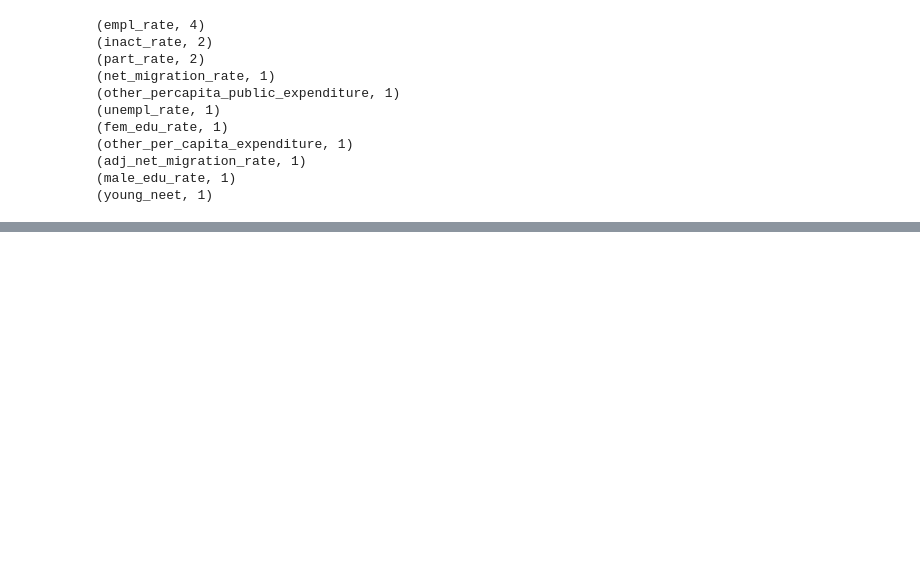
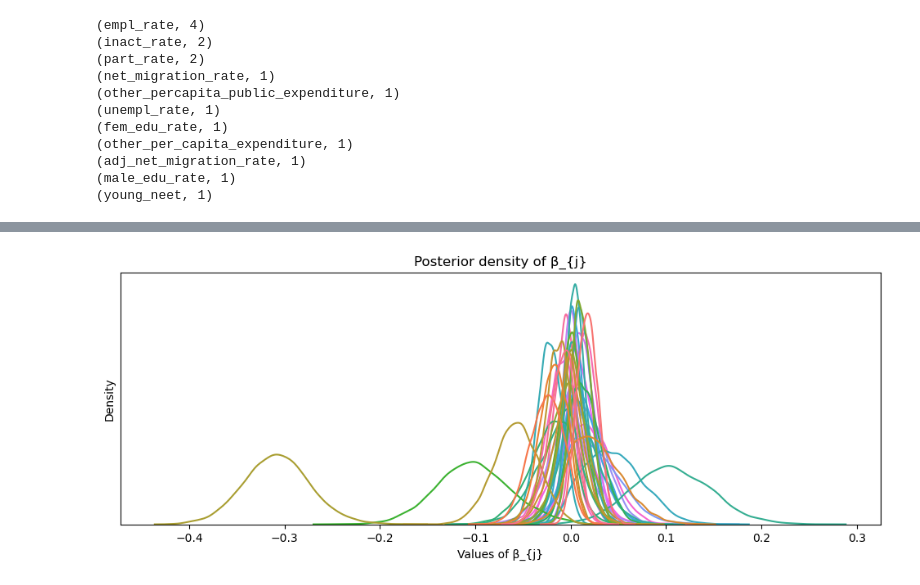
Before and after one commit to leonardotisato/Bayesian-Statistics-Project, a Jupyter notebook: EDA/variable_selection.ipynb, the cells around one changed output, grey strips where cells are left out. Cells and saved outputs as stored; diff of their text form; code cells hidden in the pictures; blank space fills up the shorter version.

```diff
--- a/EDA/variable_selection.ipynb
+++ b/EDA/variable_selection.ipynb
@@ -183,2 +223,15 @@ plt.tight_layout()
+# %%
+beta_samples = trace.posterior["beta"].stack(samples=("chain", "draw")).values
+
+plt.figure(figsize=(12,4))
+sns.kdeplot(beta_samples.T, legend=False)
+plt.title("Posterior density of β_{j}")
+plt.xlabel("Values of β_{j}")
+plt.yticks([])
+plt.gca().tick_params(axis='y', length=0)
+
+plt.show()
+# %% [output]
+[figure, added]
 # %%
 plt.figure(figsize=(8,6))
```
Also changed, not shown: parts of 8 cells of this notebook, 1 other file.
